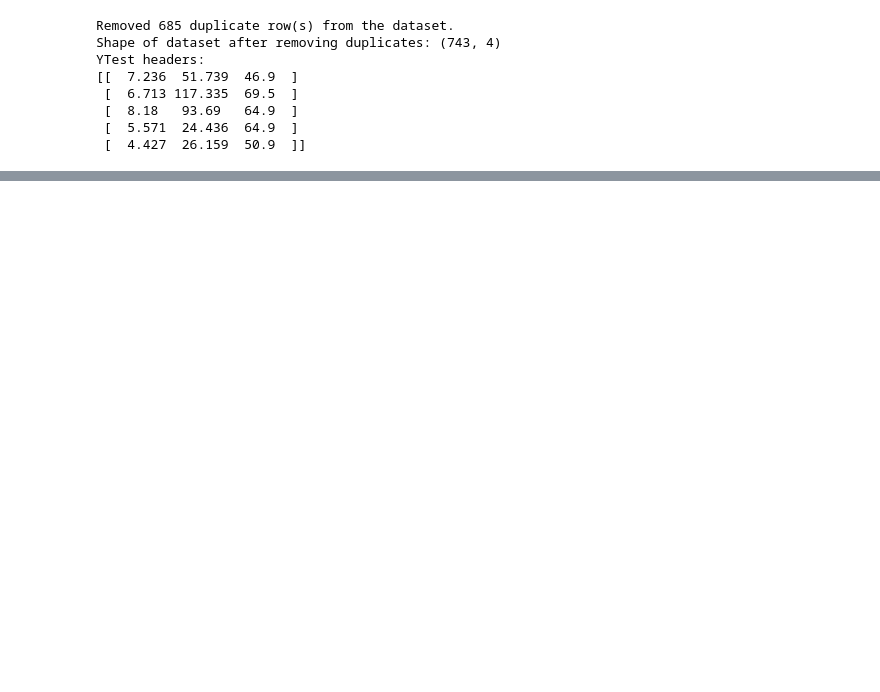
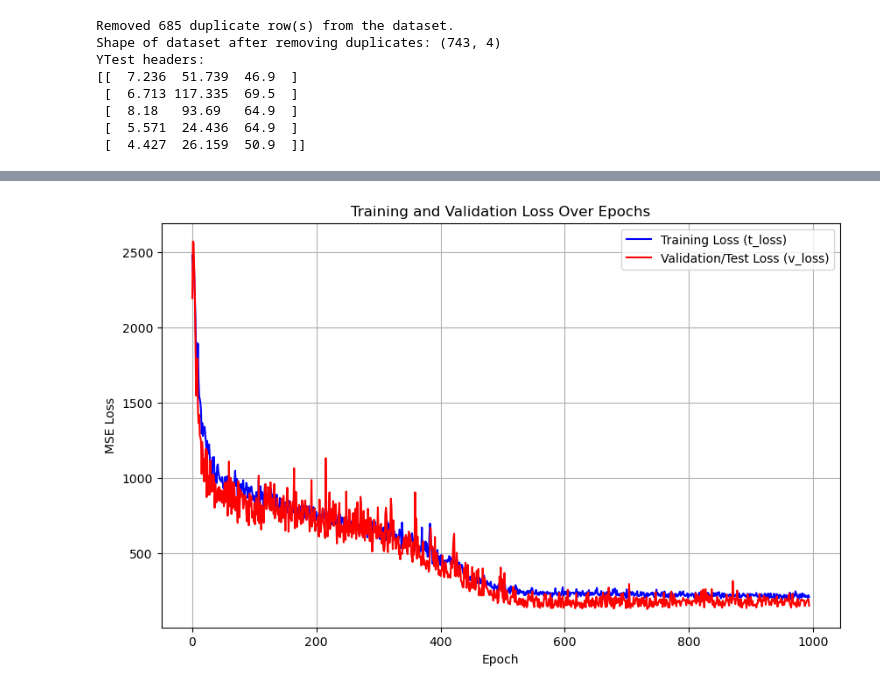
Before and after one commit to MMenser/CMEC_SandwichPanel, a Jupyter notebook: Models/MLP/Stiffness_To_Parameters/MLP.ipynb, the cells around one changed output, grey strips where cells are left out. Cells and saved outputs as stored; diff of their text form; code cells hidden in the pictures; blank space fills up the shorter version.

Commit message:
verifying mse and r for stiffness to param

```diff
--- a/Models/MLP/Stiffness_To_Parameters/MLP.ipynb
+++ b/Models/MLP/Stiffness_To_Parameters/MLP.ipynb
@@ -11,7 +12,7 @@ INPUT_SIZE = 1 # Bending stiffness is the only input
 OUTPUT_SIZE = 3 # Thickness, Height, Angle are outputs
 LEARNING_RATE = 0.001
 BATCH_SIZE = 32 #
-NUM_EPOCHS = 2000
+NUM_EPOCHS = 1000
 
 TEST_SIZE = 0.2
 RANDOM_STATE = 42
@@ -79,14 +77,19 @@ y_test_tensor = torch.from_numpy(y_test.astype(np.float32))
 test_dataset = TensorDataset(X_test_tensor, y_test_tensor)
 test_loader = DataLoader(test_dataset, batch_size=BATCH_SIZE, shuffle=False)
 # %%
-mae_criterion = nn.L1Loss()  # Mean Absolute Error Loss
-criterion = nn.MSELoss()  # Mean Squared Error Loss
+mae_criterion = nn.L1Loss()
+criterion = nn.MSELoss()
+optimizer = optim.Adam(model.parameters(), lr=LEARNING_RATE)
 
+# Perhaps should use a validation set, but for now will use test set for validation
+# Only using test set for monitoring of overfitting, model isn't actively changing based on it
+
+trainLoss = []
+validationLoss = []
 print("\n--- Starting Training ---")
 for epoch in range(NUM_EPOCHS):
     model.train()  # Set model to training mode
     running_loss = 0.0
-
     for inputs, targets in train_loader:
         inputs = inputs.to(device)
         targets = targets.to(device)
@@ -100,55 +103,32 @@ for epoch in range(NUM_EPOCHS):
         running_loss += loss.item() * targets.size(0)
 
     avg_train_loss = running_loss / len(X_train)
+    trainLoss.append(avg_train_loss) # Store the average training loss
+    model.eval()
+    running_val_loss = 0.0
+    val_samples = 0
+    with torch.no_grad():
+        for inputs, targets in test_loader:
+            inputs = inputs.to(device)
+            targets = targets.to(device)
 
-# --- Final Evaluation on TEST SET ---
-print("\n--- Final Evaluation on Test Set ---")
-model.eval()
-total_squared_error = 0.0
-total_absolute_error = 0.0
-total_samples = 0
-all_targets = []
-all_predictions = []
+            outputs = model(inputs)
+            val_loss = criterion(outputs, targets) # Use the same loss for comparison
+            running_val_loss += val_loss.item() * targets.size(0)
+            val_samples += targets.size(0)
 
-with torch.no_grad():
-    for inputs, targets in test_loader:
-        inputs = inputs.to(device)
-        targets = targets.to(device)
+    avg_val_loss = running_val_loss / val_samples
+    validationLoss.append(avg_val_loss) # Store the average validation loss
+    print(f'Epoch [{epoch+1}/{NUM_EPOCHS}], Train Loss (t_loss): {avg_train_loss:.4f}, Val Loss (v_loss): {avg_val_loss:.4f}')
 
-        outputs = model(inputs)
-
-        # MSE loss
-        mse_loss = criterion(outputs, targets)
-        total_squared_error += mse_loss.item() * targets.size(0)
-
-        # MAE loss
-        mae_loss = mae_criterion(outputs, targets)
-        total_absolute_error += mae_loss.item() * targets.size(0)
-
-        total_samples += targets.size(0)
-        all_targets.append(targets.cpu())
-        all_predictions.append(outputs.cpu())
-
-# Concatenate all targets and predictions
-targets_tensor = torch.cat(all_targets)
-predictions_tensor = torch.cat(all_predictions)
-
-# Calculate metrics
-mean_squared_error = total_squared_error / total_samples
-root_mean_squared_error = np.sqrt(mean_squared_error)
-mean_absolute_error = total_absolute_error / total_samples
-
-# R-squared
-ss_residual = total_squared_error
-target_mean = targets_tensor.mean()
-ss_total = ((targets_tensor - target_mean) ** 2).sum().item()
-r_squared = 1 - (ss_residual / ss_total) if ss_total != 0 else 0.0
-
-print(f'\nTest Set Metrics:')
-print(f'MSE: {mean_squared_error:.4f}')
-print(f'RMSE: {root_mean_squared_error:.4f}')
-print(f'MAE: {mean_absolute_error:.4f}')
-print(f'R-squared (R²): {r_squared:.4f}')
-print("\nTraining and Evaluation complete.")
+plt.figure(figsize=(10, 6))
+plt.plot(trainLoss[5:], label='Training Loss (t_loss)', color='blue')
+plt.plot(validationLoss[5:], label='Validation/Test Loss (v_loss)', color='red')
+plt.title('Training and Validation Loss Over Epochs')
+plt.xlabel('Epoch')
+plt.ylabel('MSE Loss')
+plt.legend()
+plt.grid(True)
+plt.show() #
 # %% [output]
 --- Starting Training ---
@@ -164,0 +151 @@ Training and Evaluation complete.
+[figure, added]
```
Also changed, not shown: parts of 5 cells of this notebook, 4 other files.
